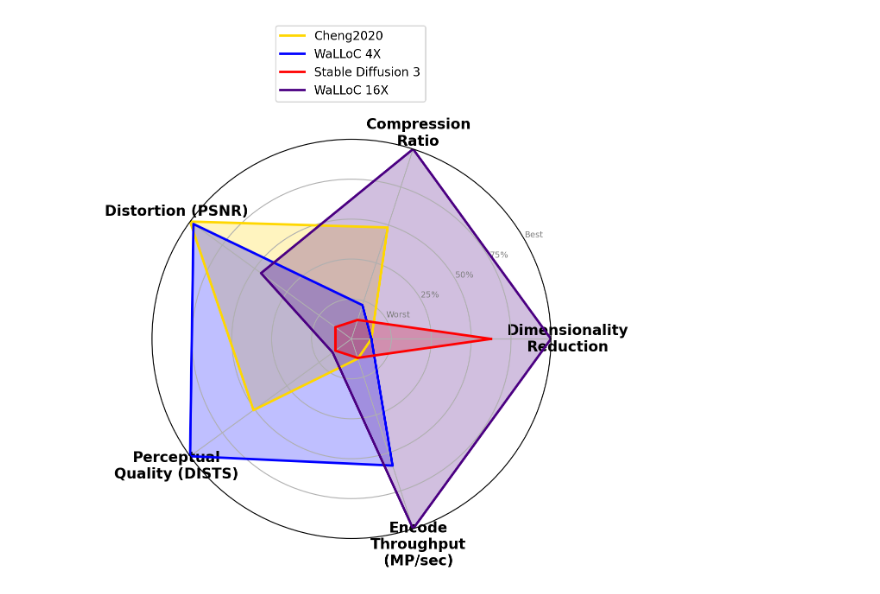
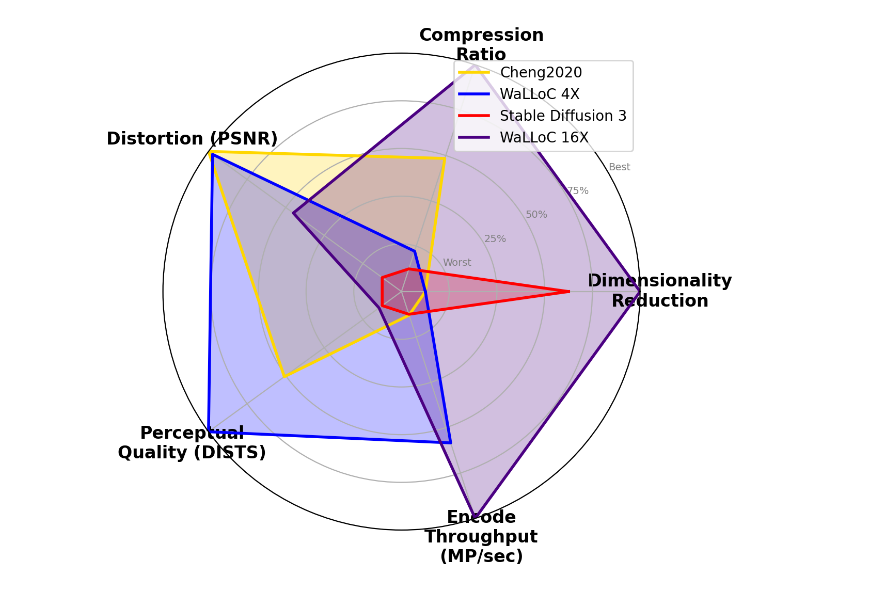
Before and after one commit to danjacobellis/LCCL, a Jupyter notebook: RD/radar.ipynb, the cells around one changed output. Cells and saved outputs as stored; diff of their text form; code cells hidden in the pictures.

```diff
--- a/RD/radar.ipynb
+++ b/RD/radar.ipynb
@@ -80,32 +80,32 @@ linestyles = {
 
 # Plot data
 for i, row in norm_df.iterrows():
     values = row[metrics].tolist()
     values += values[:1]  # Repeat first value to close the loop
     if 'WaLLoC' in row['Name']:
         linestyle = linestyles[row['Name']]
     else:
         linestyle = 'solid'
     ax.plot(
         angles,
         values,
         color=colors[row['Name']],
         linewidth=2,
         linestyle=linestyle,
         label=row['Name']
     )
     ax.fill(
         angles,
         values,
         color=colors[row['Name']],
         alpha=0.25
     )
 
 # Add legend
-plt.legend(loc='upper right', bbox_to_anchor=(0.7, 1.3))
+plt.legend(loc='upper right',)
 
 # Show the plot
 plt.show()
 fig.savefig("radar.svg")
 # %% [output]
-[figure, old version]
+[figure, new version]
```
Also changed, not shown: 1 other file.
